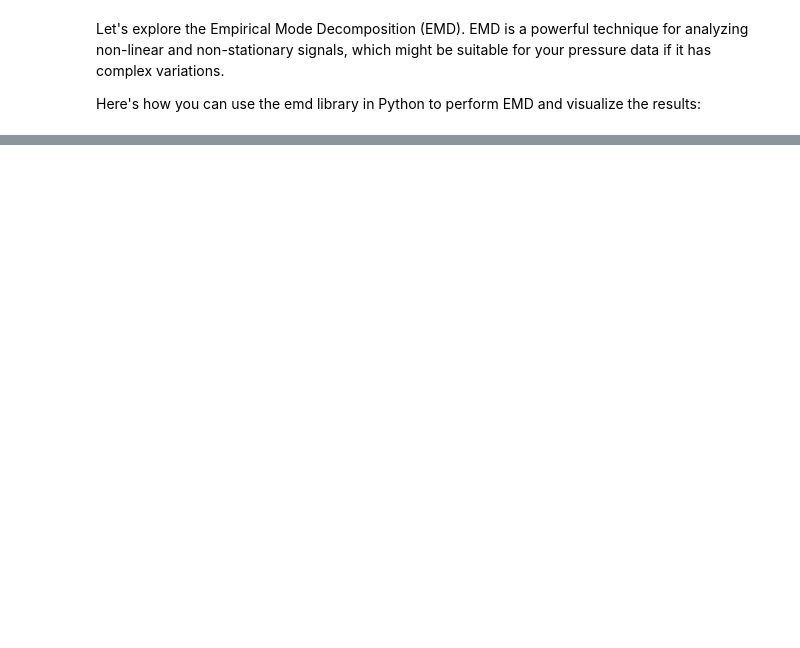
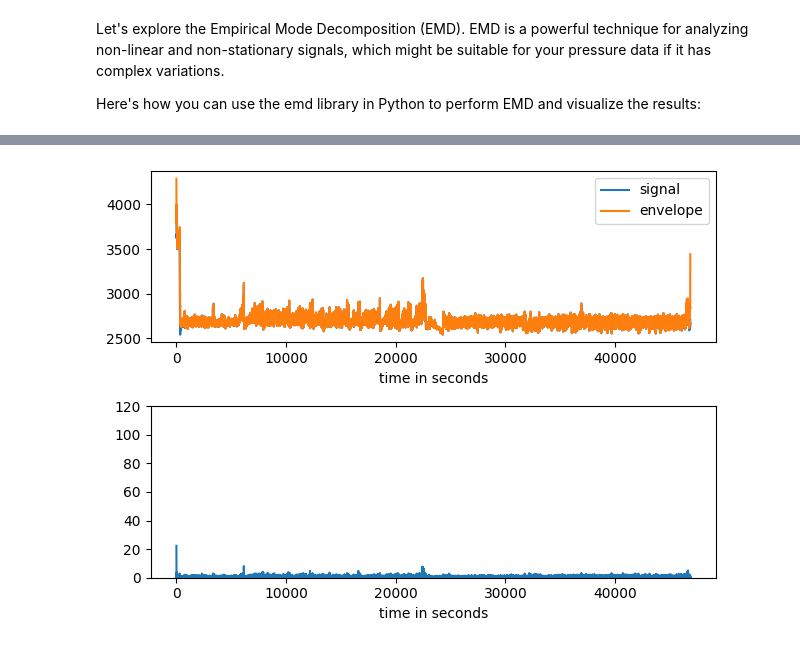
Before and after one commit to B4ben-69/tensorFlow_edging, a Jupyter notebook: plot_signal.ipynb, the cells around one changed output, grey strips where cells are left out. Drawn from its saved outputs; the diff is of its cells as text; code cells hidden in the pictures; blank space fills up the shorter version.

```diff
--- a/plot_signal.ipynb
+++ b/plot_signal.ipynb
@@ -171,0 +189,25 @@ plt.show()
+# %%
+from scipy.signal import hilbert
+import numpy as np
+import matplotlib.pyplot as plt
+
+analytic_signal = hilbert(pressure_values)
+amplitude_envelope = np.abs(analytic_signal)
+instantaneous_phase = np.unwrap(np.angle(analytic_signal))
+instantaneous_frequency = (np.diff(instantaneous_phase) /
+                           (2.0*np.pi) * 1000)
+
+fig = plt.figure()
+ax0 = fig.add_subplot(211)
+ax0.plot(pressure_values, label='signal')
+ax0.plot(amplitude_envelope, label='envelope')
+ax0.set_xlabel("time in seconds")
+ax0.legend()
+ax1 = fig.add_subplot(212)
+ax1.plot(instantaneous_frequency)
+ax1.set_xlabel("time in seconds")
+ax1.set_ylim(0.0, 120.0)
+fig.tight_layout()
+plt.show()
+# %% [output]
+[figure, added]
```
Also changed, not shown: parts of 8 cells of this notebook.
